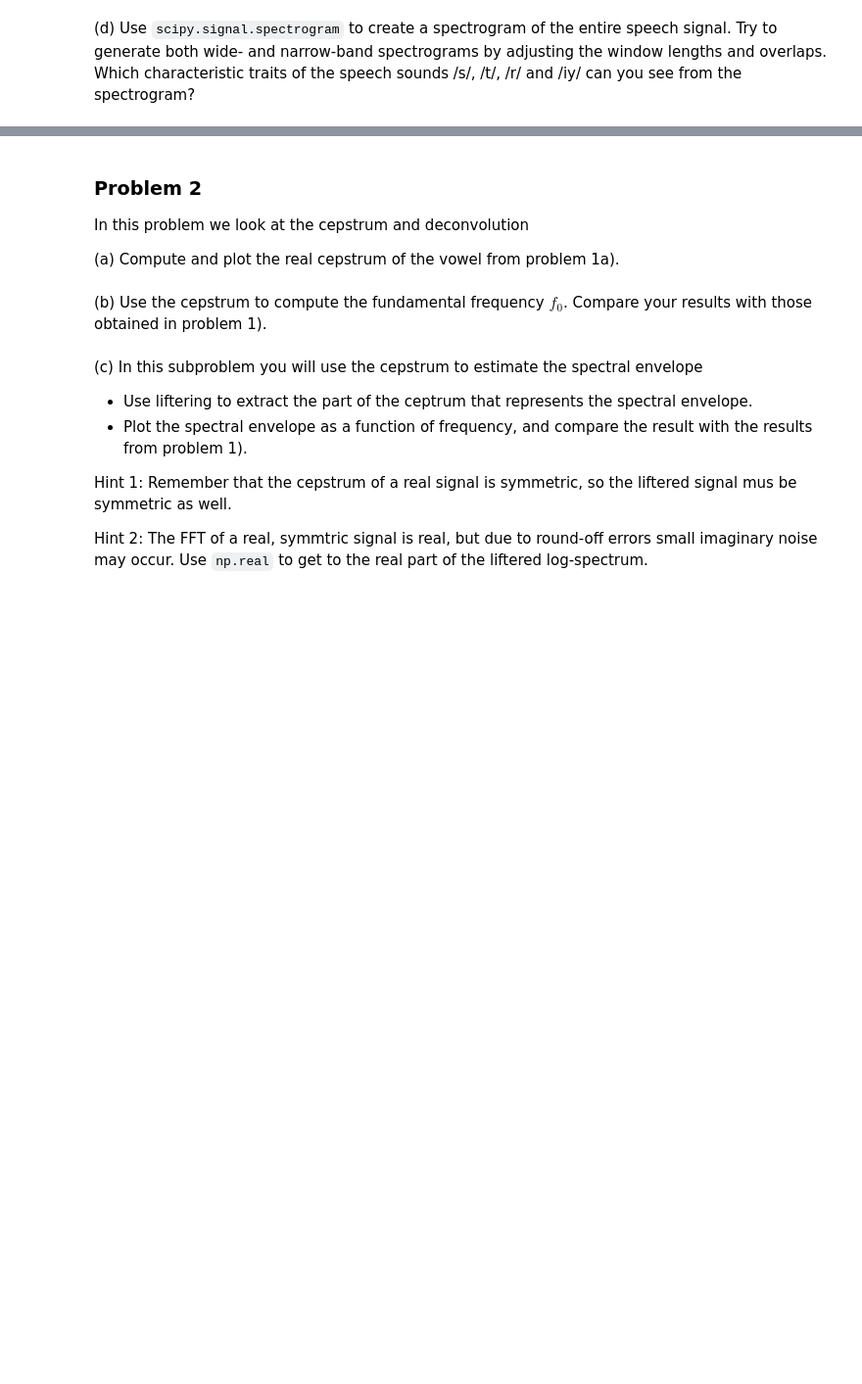
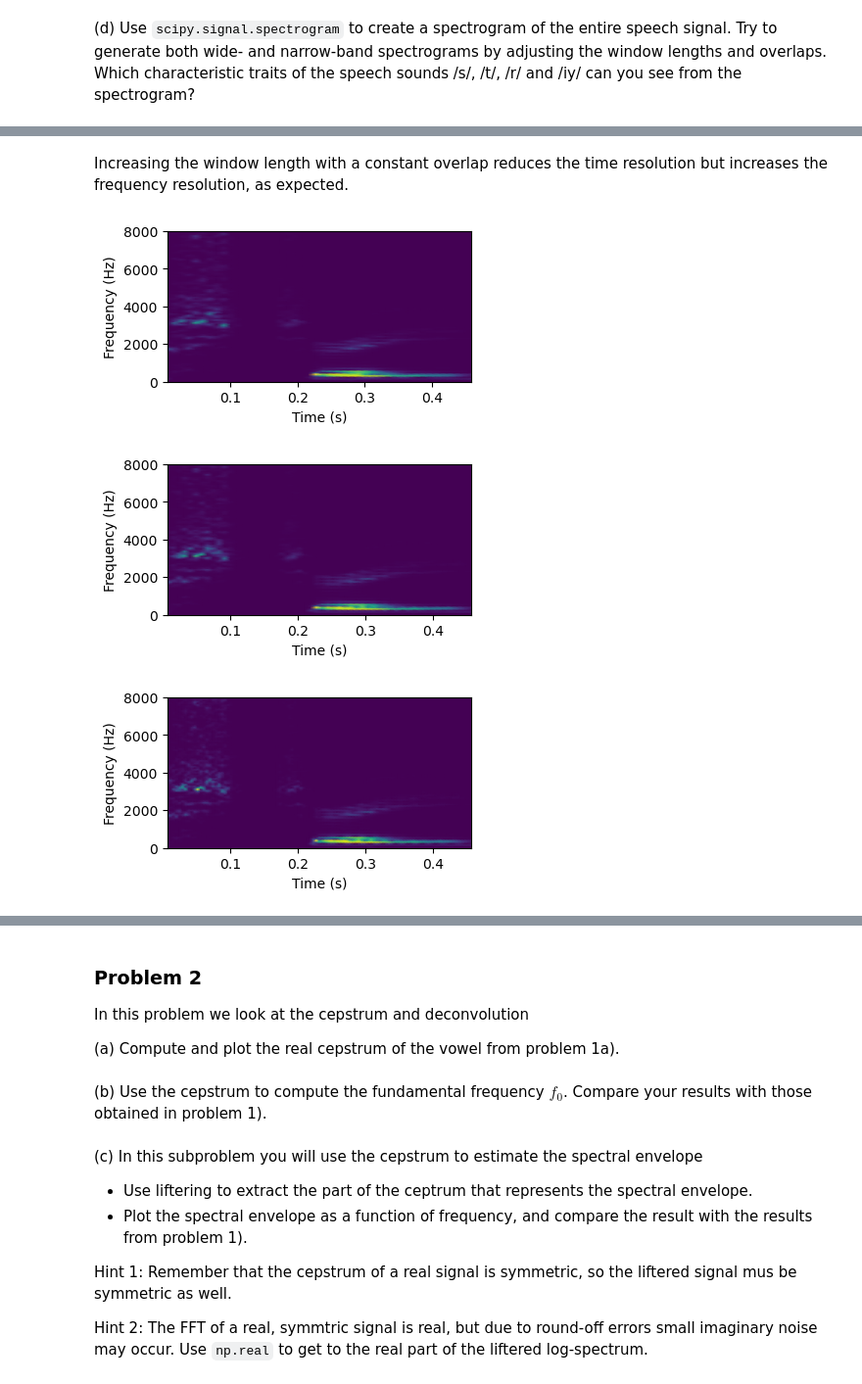
Before and after one commit to martinfsl/TTT4185, a Jupyter notebook: Assignments/Assignment_1/TTT4185_assignment_1.ipynb, the cells around one changed output, grey strips where cells are left out. Shown: that part at 98% size. Drawn from its saved outputs; the diff is of its cells as text; code cells hidden in the pictures; blank space fills up the shorter version.

```diff
--- a/Assignments/Assignment_1/TTT4185_assignment_1.ipynb
+++ b/Assignments/Assignment_1/TTT4185_assignment_1.ipynb
@@ -160,0 +172,10 @@ plt.show()
+# %% [markdown]
+Increasing the window length with a constant overlap reduces the time resolution but increases the frequency resolution, as expected.
+# %%
+plotSpectrogram(200, 32)
+plotSpectrogram(200, 64)
+plotSpectrogram(200, 128)
+# %% [output]
+[figure, added]
+[figure, added]
+[figure, added]
```
Also changed, not shown: parts of 8 cells of this notebook.
